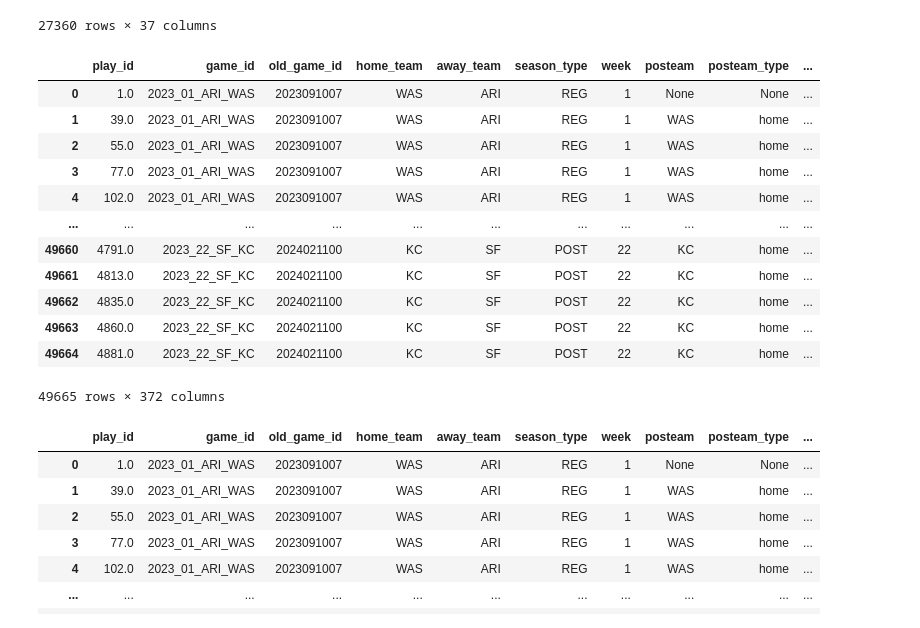
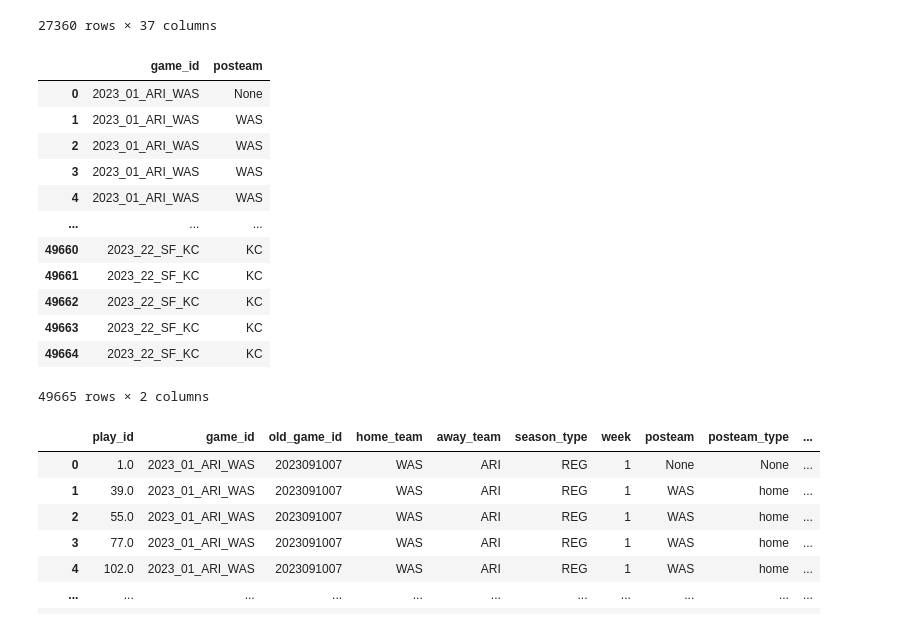
Before and after one commit to dschuler36/FFForecast, a Jupyter notebook: data-exploration.ipynb, the cells around one changed output. Saved outputs shown, nothing was run; the diff lists cells and outputs as text; code cells hidden in the pictures.

```diff
--- a/data-exploration.ipynb
+++ b/data-exploration.ipynb
@@ -51,21 +84,21 @@ active_roster[['season', 'team', 'position', 'status', 'full_name', 'birth_date'
 27360 rows × 37 columns
 # %%
 pbp_src = pd.read_parquet('data/inputs/play_by_play/play_by_play_2023.parquet')
-pbp_src
+pbp_src[['game_id', 'posteam']]
 # %% [output]
-|  | play_id | game_id | old_game_id | home_team | away_team | season_type | week | posteam | posteam_type | ... |
-| 0 | 1.0 | 2023_01_ARI_WAS | 2023091007 | WAS | ARI | REG | 1 | None | None | ... |
-| 1 | 39.0 | 2023_01_ARI_WAS | 2023091007 | WAS | ARI | REG | 1 | WAS | home | ... |
-| 2 | 55.0 | 2023_01_ARI_WAS | 2023091007 | WAS | ARI | REG | 1 | WAS | home | ... |
-| 3 | 77.0 | 2023_01_ARI_WAS | 2023091007 | WAS | ARI | REG | 1 | WAS | home | ... |
-| 4 | 102.0 | 2023_01_ARI_WAS | 2023091007 | WAS | ARI | REG | 1 | WAS | home | ... |
-| ... | ... | ... | ... | ... | ... | ... | ... | ... | ... | ... |
-| 49660 | 4791.0 | 2023_22_SF_KC | 2024021100 | KC | SF | POST | 22 | KC | home | ... |
-| 49661 | 4813.0 | 2023_22_SF_KC | 2024021100 | KC | SF | POST | 22 | KC | home | ... |
-| 49662 | 4835.0 | 2023_22_SF_KC | 2024021100 | KC | SF | POST | 22 | KC | home | ... |
-| 49663 | 4860.0 | 2023_22_SF_KC | 2024021100 | KC | SF | POST | 22 | KC | home | ... |
-| 49664 | 4881.0 | 2023_22_SF_KC | 2024021100 | KC | SF | POST | 22 | KC | home | ... |
+|  | game_id | posteam |
+| 0 | 2023_01_ARI_WAS | None |
+| 1 | 2023_01_ARI_WAS | WAS |
+| 2 | 2023_01_ARI_WAS | WAS |
+| 3 | 2023_01_ARI_WAS | WAS |
+| 4 | 2023_01_ARI_WAS | WAS |
+| ... | ... | ... |
+| 49660 | 2023_22_SF_KC | KC |
+| 49661 | 2023_22_SF_KC | KC |
+| 49662 | 2023_22_SF_KC | KC |
+| 49663 | 2023_22_SF_KC | KC |
+| 49664 | 2023_22_SF_KC | KC |
-49665 rows × 372 columns
+49665 rows × 2 columns
 # %%
 pbp_src['injury_flag'] = pbp_src['desc'].str.contains('hurt|injured', case=False, na=False)
 # %%
```
Also changed, not shown: parts of 12 cells of this notebook, 5 other files.
